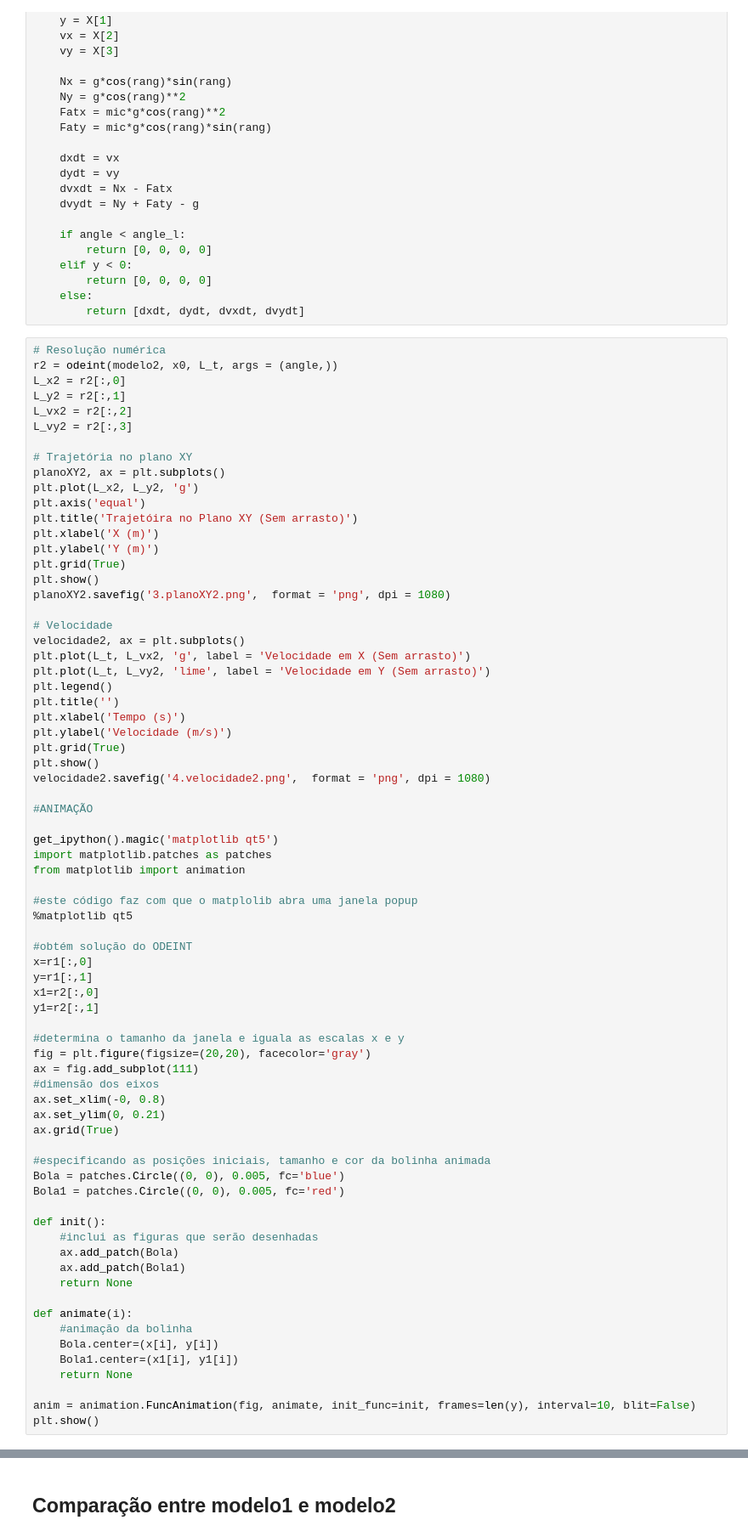
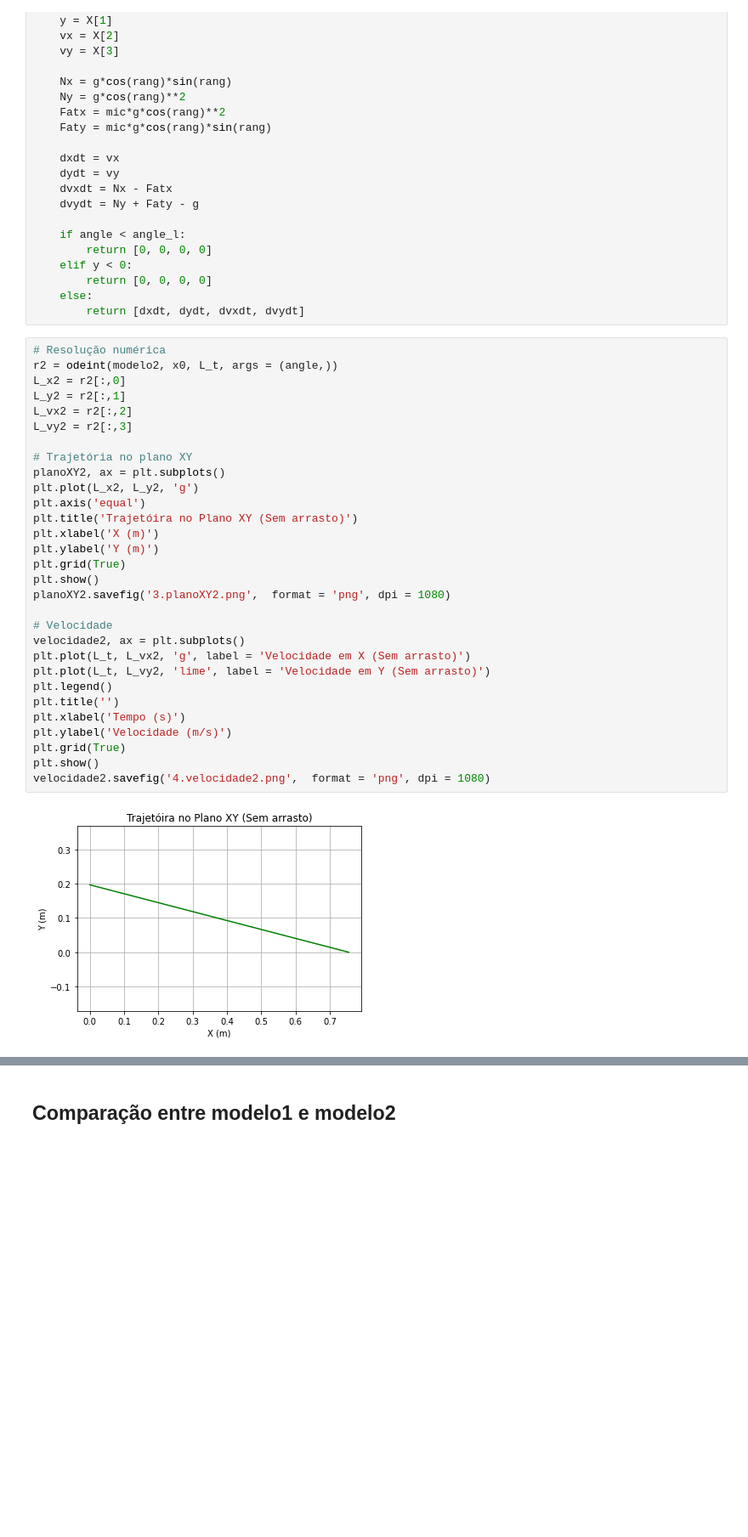
Before and after one commit to pedroivoal/Modsim-P3, a Jupyter notebook: Implementação/modelo.ipynb, the cells around one changed output, grey strips where cells are left out. Shown at 85% size. Cells and saved outputs as stored; diff of their text form; blank space fills up the shorter version.

```diff
--- a/Implementação/modelo.ipynb
+++ b/Implementação/modelo.ipynb
@@ -143,72 +159,32 @@ def modelo2 (X, t, angle):
 # %%
 # Resolução numérica
 r2 = odeint(modelo2, x0, L_t, args = (angle,))
 L_x2 = r2[:,0]
 L_y2 = r2[:,1]
 L_vx2 = r2[:,2]
 L_vy2 = r2[:,3]
 
 # Trajetória no plano XY
 planoXY2, ax = plt.subplots()
 plt.plot(L_x2, L_y2, 'g')
 plt.axis('equal')
 plt.title('Trajetóira no Plano XY (Sem arrasto)')
 plt.xlabel('X (m)')
 plt.ylabel('Y (m)')
 plt.grid(True)
 plt.show()
 planoXY2.savefig('3.planoXY2.png',  format = 'png', dpi = 1080)
 
 # Velocidade
 velocidade2, ax = plt.subplots()
 plt.plot(L_t, L_vx2, 'g', label = 'Velocidade em X (Sem arrasto)')
 plt.plot(L_t, L_vy2, 'lime', label = 'Velocidade em Y (Sem arrasto)')
 plt.legend()
 plt.title('')
 plt.xlabel('Tempo (s)')
 plt.ylabel('Velocidade (m/s)')
 plt.grid(True)
 plt.show()
 velocidade2.savefig('4.velocidade2.png',  format = 'png', dpi = 1080)
-
-#ANIMAÇÃO
-
-get_ipython().magic('matplotlib qt5')
-import matplotlib.patches as patches
-from matplotlib import animation
-
-#este código faz com que o matplolib abra uma janela popup
-%matplotlib qt5
-
-#obtém solução do ODEINT
-x=r1[:,0]
-y=r1[:,1]
-x1=r2[:,0]
-y1=r2[:,1]
-
-#determina o tamanho da janela e iguala as escalas x e y
-fig = plt.figure(figsize=(20,20), facecolor='gray')
-ax = fig.add_subplot(111)
-#dimensão dos eixos
-ax.set_xlim(-0, 0.8)
-ax.set_ylim(0, 0.21)
-ax.grid(True)
-
-#especificando as posições iniciais, tamanho e cor da bolinha animada
-Bola = patches.Circle((0, 0), 0.005, fc='blue')
-Bola1 = patches.Circle((0, 0), 0.005, fc='red')
-
-def init():
-    #inclui as figuras que serão desenhadas
-    ax.add_patch(Bola)
-    ax.add_patch(Bola1)
-    return None
-
-def animate(i):
-    #animação da bolinha
-    Bola.center=(x[i], y[i])
-    Bola1.center=(x1[i], y1[i])
-    return None
-
-anim = animation.FuncAnimation(fig, animate, init_func=init, frames=len(y), interval=10, blit=False)
-plt.show()
+# %% [output]
+[figure, added]
```
Also changed, not shown: parts of 5 cells of this notebook, 11 other files.
